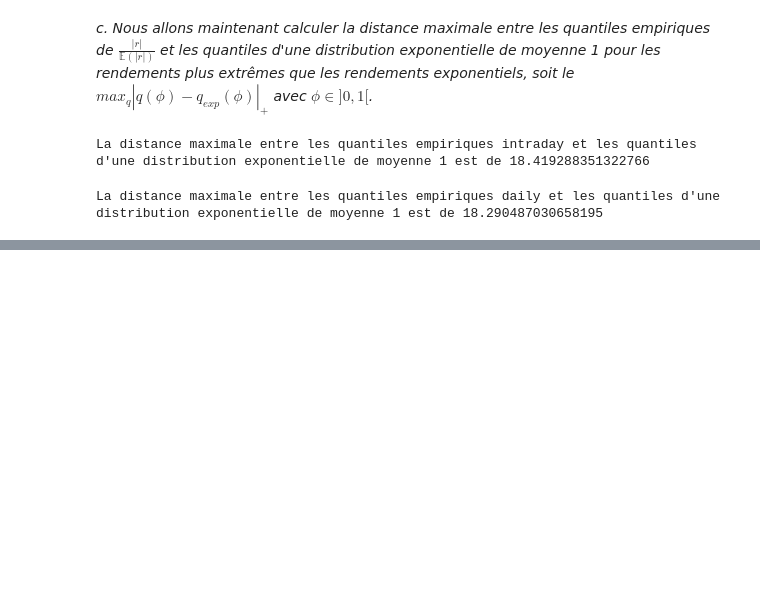
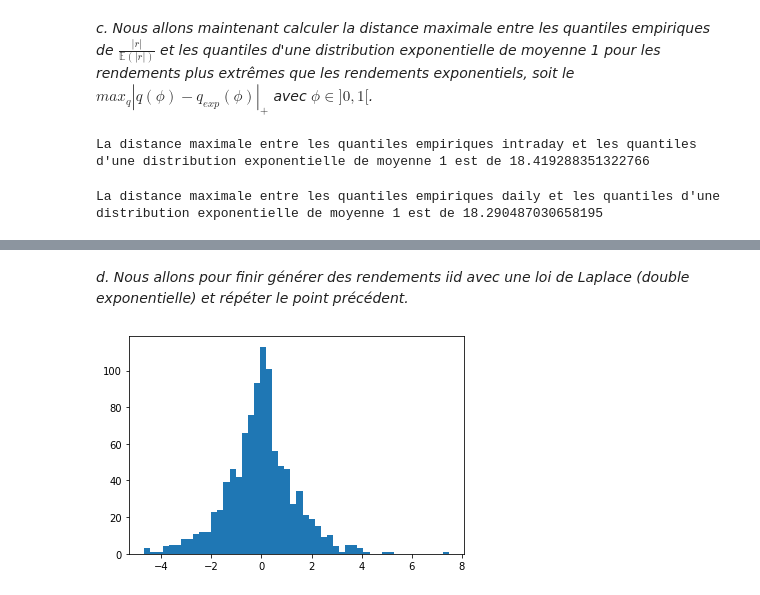
Before and after one commit to ethantrentin/Markets-Physic, a Jupyter notebook: TP1.ipynb, the cells around one changed output, grey strips where cells are left out. Drawn from its saved outputs; the diff is of its cells as text; code cells hidden in the pictures; blank space fills up the shorter version.

```diff
--- a/TP1.ipynb
+++ b/TP1.ipynb
@@ -248,0 +251,14 @@ La distance maximale entre les quantiles empiriques daily et les quantiles d'une
+# %% [markdown]
+*d. Nous allons pour finir générer des rendements iid avec une loi de Laplace (double exponentielle) et répéter le point précédent.*
+# %%
+# Génération de rendements iid avec une loi de Laplace
+n = 1000
+mu = 0
+b = 1
+np.random.seed(42)
+laplace = np.random.laplace(mu,b,n)
+# Afficher la distribution des rendements pour visualiser la distribution de Laplace
+plt.hist(laplace,bins=50)
+plt.show()
+# %% [output]
+[figure, added]
```
Also changed, not shown: parts of 6 cells of this notebook.
